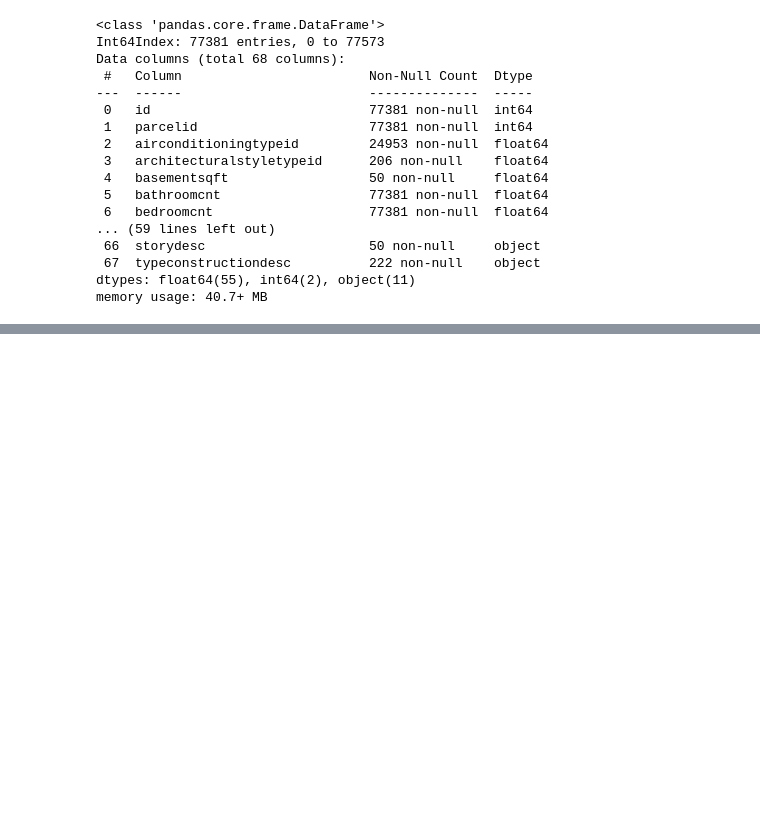
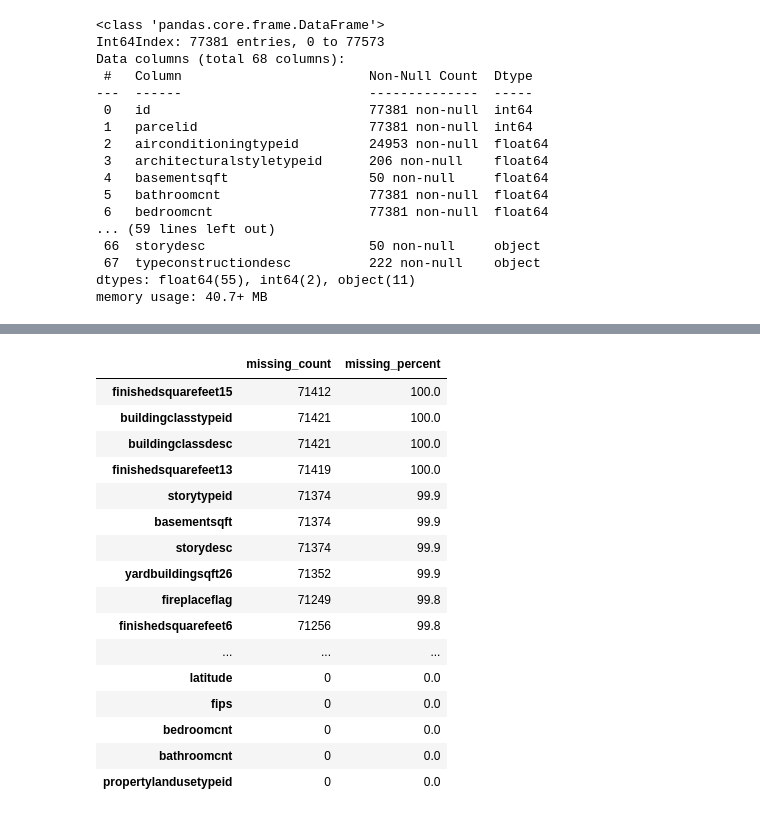
Before and after one commit to BraedenWright/clustering-exercises, a Jupyter notebook: data_wrangling.ipynb, the cells around one changed output, grey strips where cells are left out. Saved outputs shown, nothing was run; the diff lists cells and outputs as text; code cells hidden in the pictures; blank space fills up the shorter version.

```diff
--- a/data_wrangling.ipynb
+++ b/data_wrangling.ipynb
@@ -145,0 +169,30 @@ dtype: int64
+# %%
+# function for null metrics
+def column_nulls(df):
+    missing = df.isnull().sum()
+    rows = df.shape[0]
+    missing_percent = (round((missing / rows), 3)*100)
+    cols_missing = pd.DataFrame({'missing_count': missing, 'missing_percent': missing_percent})
+    return cols_missing
+# %%
+null_metrics = column_nulls(df)
+
+null_metrics.sort_values('missing_percent', ascending=False)
+# %% [output]
+|  | missing_count | missing_percent |
+| finishedsquarefeet15 | 71412 | 100.0 |
+| buildingclasstypeid | 71421 | 100.0 |
+| buildingclassdesc | 71421 | 100.0 |
+| finishedsquarefeet13 | 71419 | 100.0 |
+| storytypeid | 71374 | 99.9 |
+| basementsqft | 71374 | 99.9 |
+| storydesc | 71374 | 99.9 |
+| yardbuildingsqft26 | 71352 | 99.9 |
+| fireplaceflag | 71249 | 99.8 |
+| finishedsquarefeet6 | 71256 | 99.8 |
+| ... | ... | ... |
+| latitude | 0 | 0.0 |
+| fips | 0 | 0.0 |
+| bedroomcnt | 0 | 0.0 |
+| bathroomcnt | 0 | 0.0 |
+| propertylandusetypeid | 0 | 0.0 |
```
Also changed, not shown: parts of 19 cells of this notebook, 1 other file.
